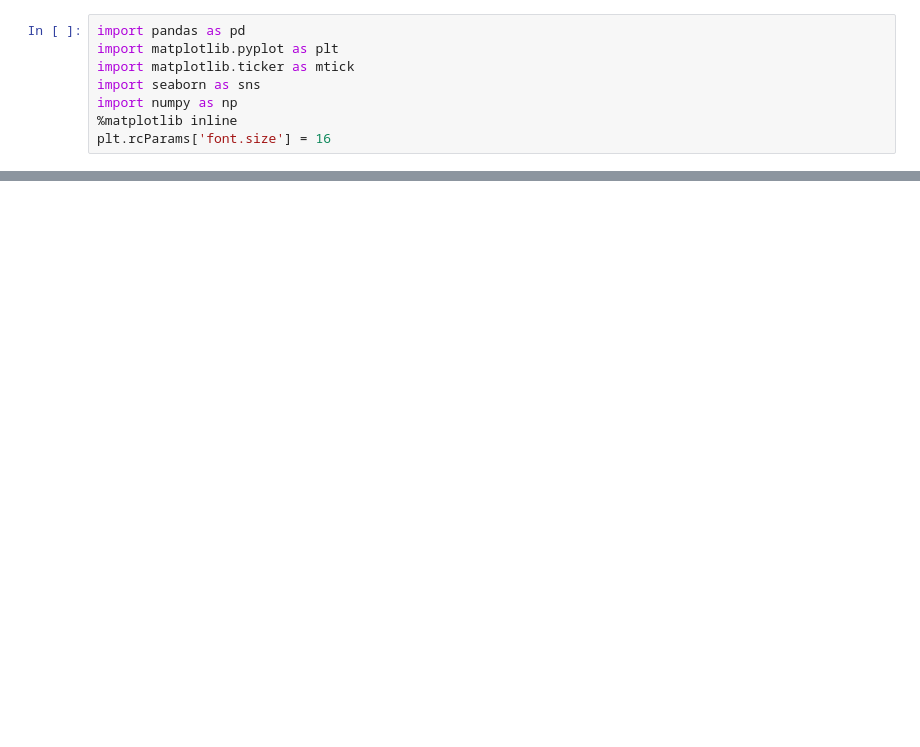
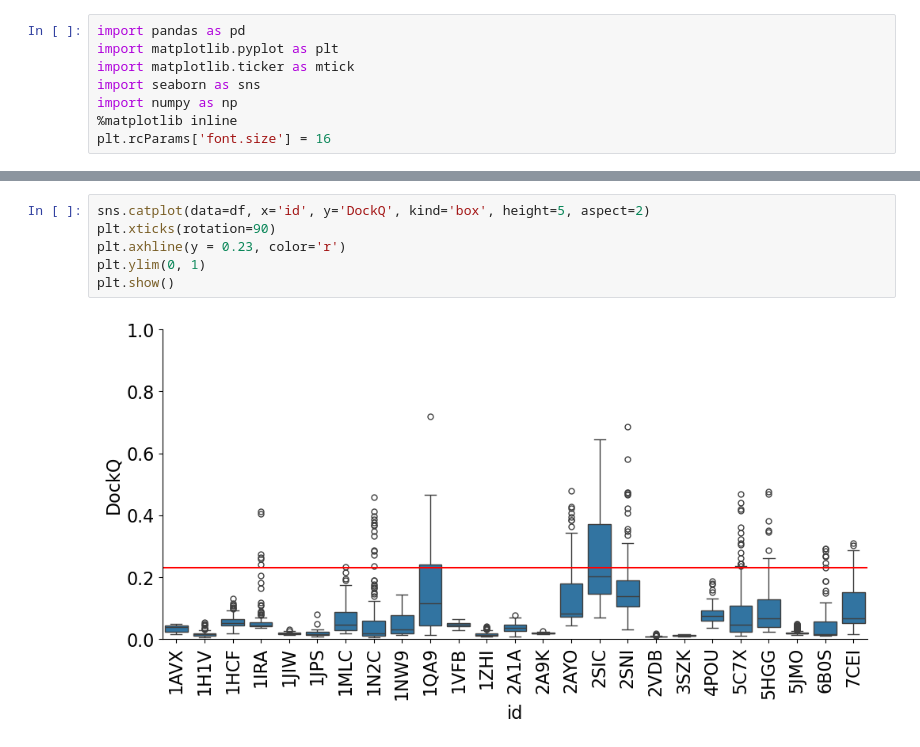
Before and after one commit to Graylab/DFMDock, a Jupyter notebook: scripts/notebooks/plot.ipynb, the cells around one changed output, grey strips where cells are left out. Drawn from its saved outputs; the diff is of its cells as text; blank space fills up the shorter version.

```diff
--- a/scripts/notebooks/plot.ipynb
+++ b/scripts/notebooks/plot.ipynb
@@ -126,0 +143,8 @@ plt.show()
+# %%
+sns.catplot(data=df, x='id', y='DockQ', kind='box', height=5, aspect=2)
+plt.xticks(rotation=90)
+plt.axhline(y = 0.23, color='r')
+plt.ylim(0, 1)
+plt.show()
+# %% [output]
+[figure, added]
```
Also changed, not shown: parts of 6 cells of this notebook, 27 other files.
